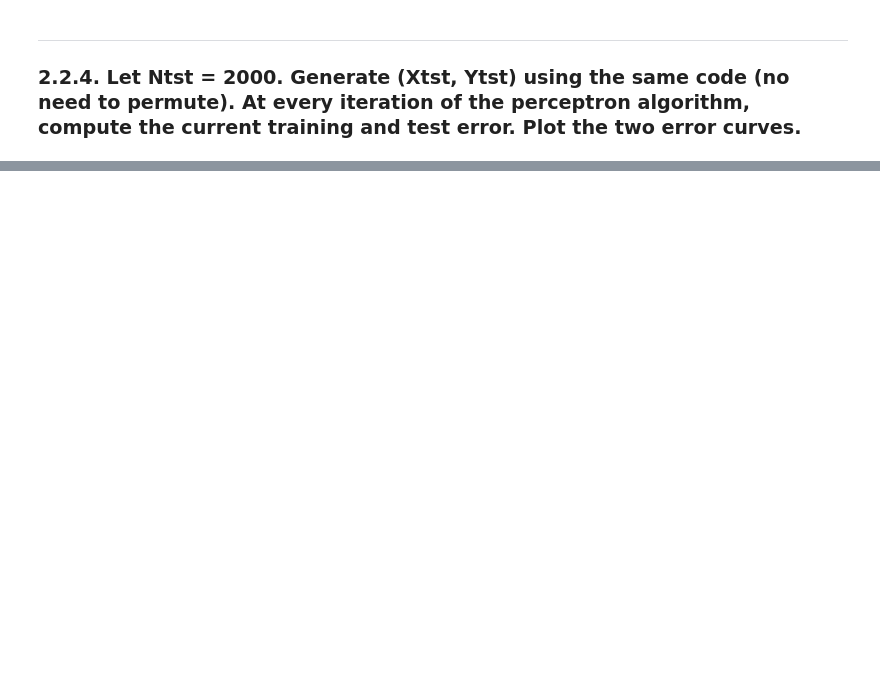
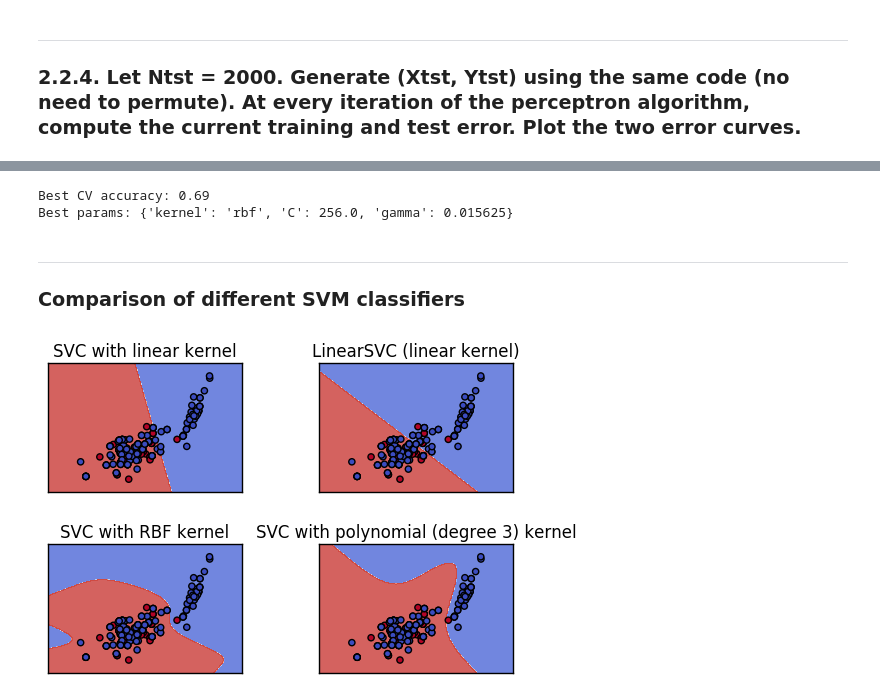
Before and after one commit to daryadedik/playground, a Jupyter notebook: ml-preparation/ml-basics/ml-basics.ipynb, the cells around one changed output, grey strips where cells are left out. Saved outputs shown, nothing was run; the diff lists cells and outputs as text; code cells hidden in the pictures; blank space fills up the shorter version.

```diff
--- a/ml-preparation/ml-basics/ml-basics.ipynb
+++ b/ml-preparation/ml-basics/ml-basics.ipynb
@@ -261,0 +318,12 @@ def test(valX):
+# %%
+n_folds = 10
+cv = StratifiedKFold(n_folds)
+Cs = np.power(2, np.arange(8.0, 16.0))
+kernels = ['rbf']
+gammas = np.power(2, np.arange(-7.0, -2.0))
+
+svc = SVC()
+gscv = GridSearchCV(estimator=svc, param_grid=dict(C=Cs, kernel=kernels, gamma=gammas),
+                    n_jobs=1, cv=list(cv.split(Xtrn, Ytrn)), verbose=2)
+gscv.fit(Xtrn, Ytrn)
+best_params = gscv.best_params_
@@ -261,0 +367,54 @@ def test(valX):
+# %%
+Y_pred = gscv.predict(Xtst)
+print('Best CV accuracy: %g\nBest params: %s\n' % (gscv.best_score_, gscv.best_params_))
+# %% [output]
+Best CV accuracy: 0.69
+Best params: {'kernel': 'rbf', 'C': 256.0, 'gamma': 0.015625}
+# %% [markdown]
+***
+### Comparison of different SVM classifiers
+# %%
+h = .02
+
+C = 1.0
+
+# Different kernels
+svc = svm.SVC(kernel='linear', C=C).fit(Xtrn, Ytrn)
+rbf_svc = svm.SVC(kernel='rbf', gamma=0.7, C=C).fit(Xtrn, Ytrn)
+poly_svc = svm.SVC(kernel='poly', degree=3, C=C).fit(Xtrn, Ytrn)
+lin_svc = svm.LinearSVC(C=C).fit(Xtrn, Ytrn)
+
+# create a mesh to plot in
+x_min, x_max = Xtrn[:, 0].min() - 1, Xtrn[:, 0].max() + 1
+y_min, y_max = Xtrn[:, 1].min() - 1, Xtrn[:, 1].max() + 1
+xx, yy = np.meshgrid(np.arange(x_min, x_max, h),
+                     np.arange(y_min, y_max, h))
+
+# title for the plots
+titles = ['SVC with linear kernel',
+          'LinearSVC (linear kernel)',
+          'SVC with RBF kernel',
+          'SVC with polynomial (degree 3) kernel']
+
+for i, clf in enumerate((svc, lin_svc, rbf_svc, poly_svc)):
+    # Plot the decision boundary. For that, we will assign a color to each
+    plt.subplot(2, 2, i + 1)
+    plt.subplots_adjust(wspace=0.4, hspace=0.4)
+
+    Z = clf.predict(np.c_[xx.ravel(), yy.ravel()])
+
+    # Put the result into a color plot
+    Z = Z.reshape(xx.shape)
+    plt.contourf(xx, yy, Z, cmap=plt.cm.coolwarm, alpha=0.8)
+
+    # Plot also the training points
+    plt.scatter(Xtrn[:, 0], Xtrn[:, 1], c=Ytrn, cmap=plt.cm.coolwarm)
+    plt.xlim(xx.min(), xx.max())
+    plt.ylim(yy.min(), yy.max())
+    plt.xticks(())
+    plt.yticks(())
+    plt.title(titles[i])
+
+plt.show()
+# %% [output]
+[figure, added]
```
Also changed, not shown: parts of 16 cells of this notebook, 1 other file.
